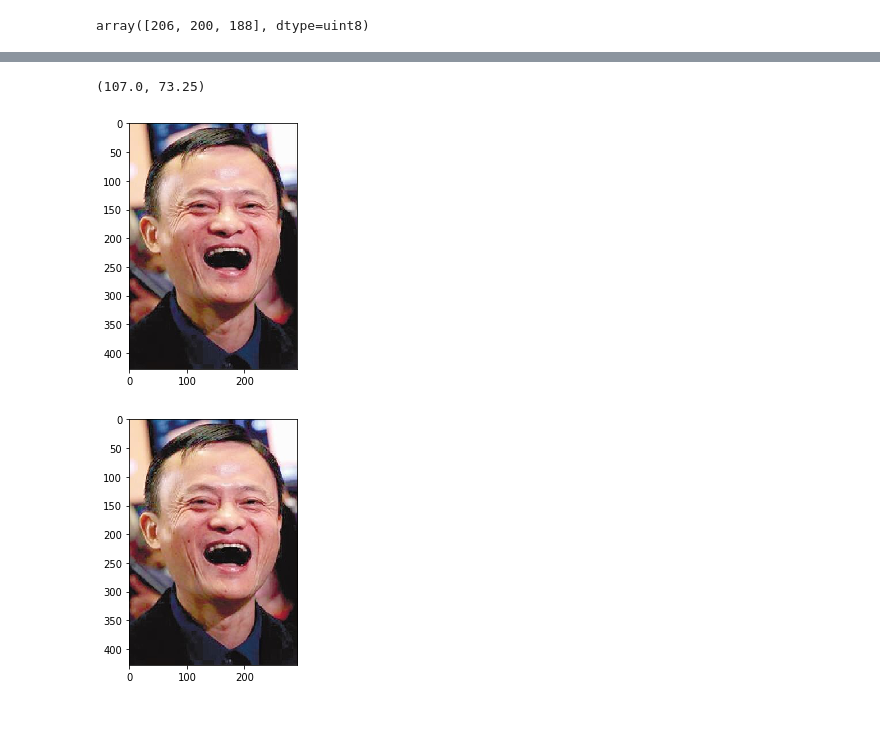
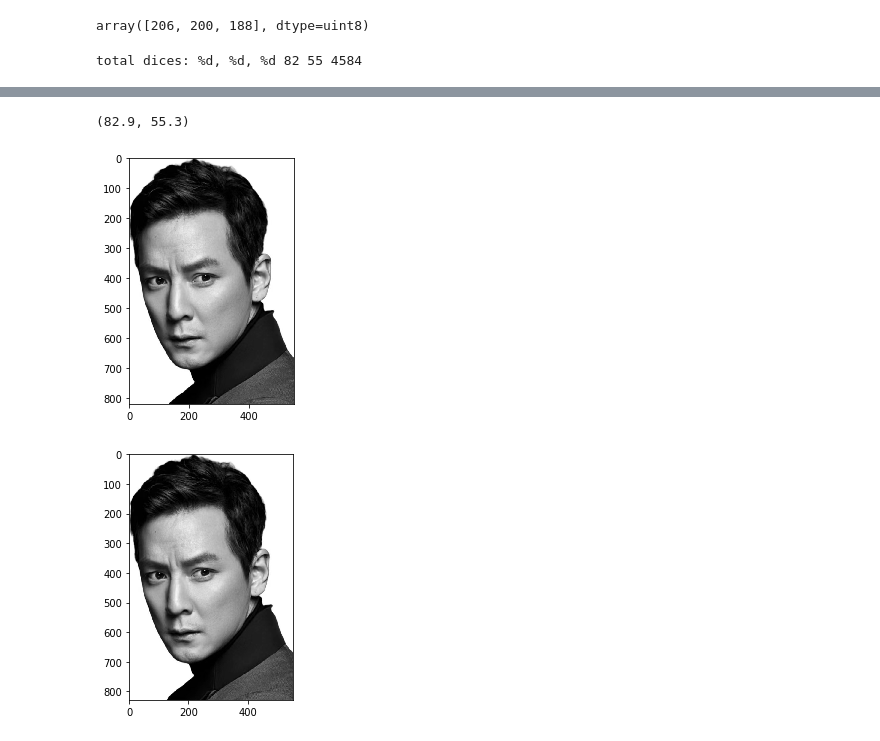
Before and after one commit to younthu/image2dice, a Jupyter notebook: saizi.ipynb, the cells around one changed output, grey strips where cells are left out. Cells and saved outputs as stored; diff of their text form; code cells hidden in the pictures.

Commit message:
more testing images.

```diff
--- a/saizi.ipynb
+++ b/saizi.ipynb
@@ -24,3 +33,12 @@ dice6 = io.imread('./dice6.png')
+# %%
+#Image和skimage读图片
+img2 = io.imread('./wyz.jpeg')
+dice1 = io.imread('./dice/11.jpg')
+dice2 = io.imread('./dice/22.jpg')
+dice3 = io.imread('./dice/33.jpg')
+dice4 = io.imread('./dice/44.jpg')
+dice5 = io.imread('./dice/55.jpg')
+dice6 = io.imread('./dice/66.jpg')
 # %%
 io.imshow(img2)
 # %% [output]
@@ -57,6 +75,8 @@ array([206, 200, 188], dtype=uint8)
 # %%
 
 def image_from_dice(dice, reversed=True):
+    if reversed:
+        return [dice1, dice2,dice3,dice4,dice5, dice6][dice - 1]
     return [dice1, dice2,dice3,dice4,dice5, dice6][6 - dice]
 def rgb2gray( argb):
 #     var _alpha = (argb >> 24) & 0xFF;
@@ -88,35 +108,40 @@ def six_step_gray(x):
     else:
         return 6;
 
-x_size = 4
-y_size = 4
-width  = img2.shape[0]
-height = img2.shape[1]
-mapped_imgs = []
-origin_imgs = []
-for x in range(int(width/x_size)):
-    xline_imgs = []
-    xline_imgs_orig = []
-    for y in range(int(height/y_size)):
-        cropped = img2[int(x)*x_size:int(x)*x_size+x_size, int(y)*y_size:int(y)*y_size+y_size]
-        dice = patch2dice(cropped, x_size, y_size)
-        xline_imgs.append(image_from_dice(dice))
-        xline_imgs_orig.append(cropped)
-#         print(dice)
-    merged = np.concatenate(xline_imgs,axis=1)
-    merged_orig = np.concatenate(xline_imgs_orig, axis=1)
-#     io.imshow(merged_orig)
-#     io.show()
-    mapped_imgs.append(merged)
-    origin_imgs.append(merged_orig)
+def diceit(source,output="test.png", x_size=20,y_size=20):
+    img2 = source
+    width  = img2.shape[0]
+    height = img2.shape[1]
+    print("total dices: %d, %d, %d", int(width/x_size), int(height/y_size), int(width*height/x_size/y_size))
+    mapped_imgs = []
+    origin_imgs = []
+    for x in range(int(width/x_size)):
+        xline_imgs = []
+        xline_imgs_orig = []
+        for y in range(int(height/y_size)):
+            cropped = img2[int(x)*x_size:int(x)*x_size+x_size, int(y)*y_size:int(y)*y_size+y_size]
+            dice = patch2dice(cropped, x_size, y_size)
+            xline_imgs.append(image_from_dice(dice))
+            xline_imgs_orig.append(cropped)
+    #         print(dice)
+        merged = np.concatenate(xline_imgs,axis=1)
+        merged_orig = np.concatenate(xline_imgs_orig, axis=1)
+    #     io.imshow(merged_orig)
+    #     io.show()
+        mapped_imgs.append(merged)
+        origin_imgs.append(merged_orig)
 
-io.imshow(np.concatenate(mapped_imgs))
-io.show()
-print((width/x_size, height/y_size))
-io.imsave("test.png", np.concatenate(mapped_imgs))
-io.imshow(np.concatenate(origin_imgs))
-io.show()
-io.imshow(img2)
-io.show()
+    io.imshow(np.concatenate(mapped_imgs))
+    io.show()
+    print((width/x_size, height/y_size))
+    io.imsave(output, np.concatenate(mapped_imgs))
+    io.imshow(np.concatenate(origin_imgs))
+    io.show()
+    io.imshow(img2)
+    io.show()
 #     print(xline_imgs)
+
+img2 = io.imread('./wyz3.gray.jpeg')
+diceit(img2,"wyz3.gray.dice.png",10,10)
 # %% [output]
+total dices: %d, %d, %d 82 55 4584
@@ -124,3 +149,3 @@ io.show()
-(107.0, 73.25)
+(82.9, 55.3)
-[figure, old version]
+[figure, new version]
-[figure, old version]
+[figure, new version]
```
Also changed, not shown: parts of 6 cells of this notebook, 23 other files.
